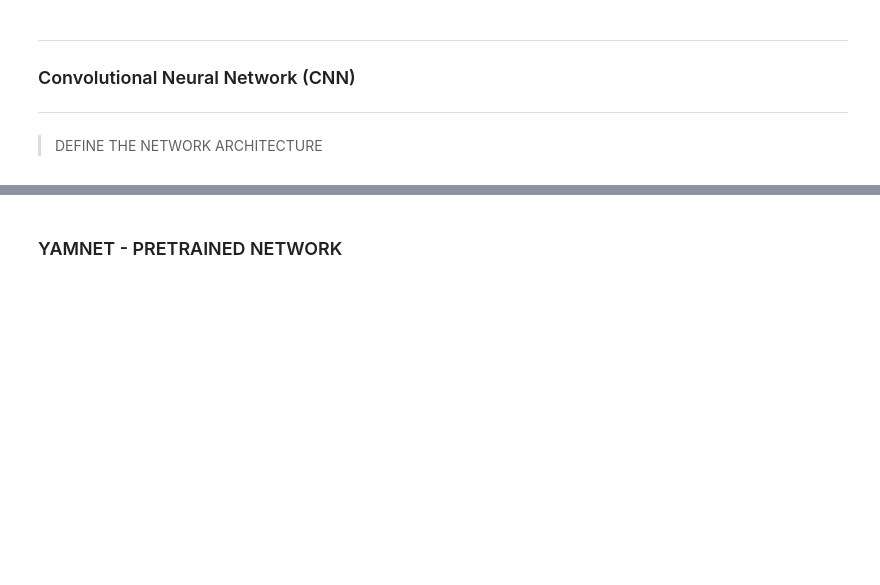
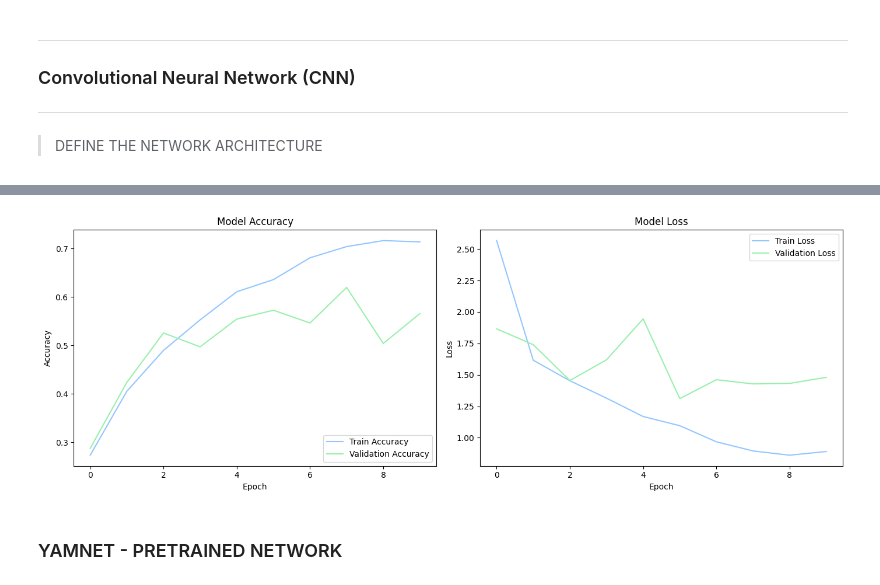
Before and after one commit to EstevesX10/ML2-Urban-Sound-Classification, a Jupyter notebook: Urban-Sound-Classification/UrbanSoundClassification.ipynb, the cells around one changed output, grey strips where cells are left out. Drawn from its saved outputs; the diff is of its cells as text; code cells hidden in the pictures; blank space fills up the shorter version.

```diff
--- a/Urban-Sound-Classification/UrbanSoundClassification.ipynb
+++ b/Urban-Sound-Classification/UrbanSoundClassification.ipynb
@@ -468,0 +437,4 @@ array([[0., 0., 0., ..., 0., 0., 0.],
+# %%
+u = UrbanSound8kManager(dataDimensionality='2D', pathsConfig=pathsConfig)
+# %%
+X_train, y_train, X_test, y_test = u.getTrainTestSplitFold(testFold=1)
@@ -488,8 +498,8 @@ def createCNN():
     return None
 # %%
 cnn = CNN()
-model = cnn.create1DCNN(input_shape=(459, 1))
-# model = cnn.create2DCNN(input_shape=(13, 345, 1))
+# model = cnn.create1DCNN(input_shape=(459, 1))
+model = cnn.create2DCNN(input_shape=(13, 345, 1))
 # %%
 model.compile(optimizer='adam', loss='categorical_crossentropy', metrics=['accuracy'])
 model.summary()
@@ -533,9 +543,9 @@ reduce_lr = ReduceLROnPlateau(
 # %%
 # Train the model
 history = model.fit(
-    utrainX, utrainY,
-    validation_data=(utestX, utestY),
-    epochs=100,
+    X_train, y_train,
+    validation_data=(X_test, y_test),
+    epochs=10,
     callbacks=[early_stopping, reduce_lr]
 )
 # %% [output]
@@ -544,6 +572,8 @@ ValueError: Arguments `target` and `output` must have the same shape. Received:
 # %%
 # Plot the Model Training Performance
-plotNetworkTrainingPerformance(history)
+plotNetworkTrainingPerformance(history.history)
+# %% [output]
+[figure, added]
 # %% [markdown]
 ### YAMNET - PRETRAINED NETWORK
 # %%
```
Also changed, not shown: parts of 33 cells of this notebook.
